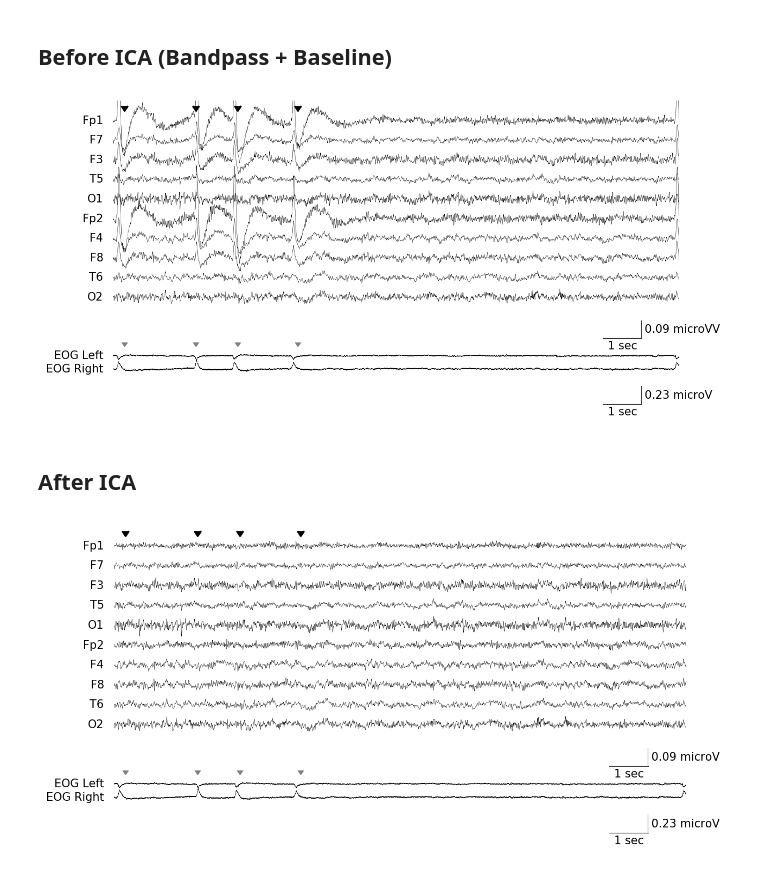
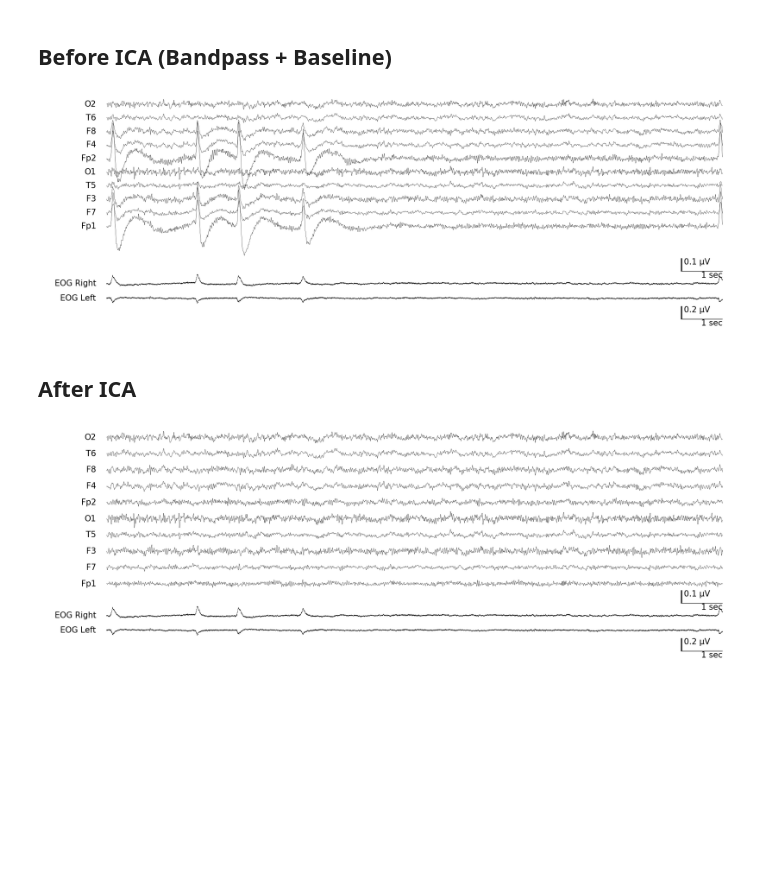
Before and after one commit to Young1906/ica_paper, a Jupyter notebook: figures_v4.ipynb, the cells around one changed output. Saved outputs shown, nothing was run; the diff lists cells and outputs as text; code cells hidden in the pictures; blank space fills up the shorter version.

```diff
--- a/figures_v4.ipynb
+++ b/figures_v4.ipynb
@@ -114,6 +116,7 @@ for task in eeg.tasks:
             ch_names = sample_raw.ch_names,
             X_EOG = sample_raw_eog.get_data() * 1e3,
             eog_ch_names = sample_raw_eog.ch_names,
+            scale = _scale_c*1e3
         );
 
 
@@ -127,6 +130,7 @@ for task in eeg.tasks:
             X_EOG = sample_raw_eog.get_data() * 1e3,
             eog_ch_names = sample_raw_eog.ch_names,
             markers = [.3,2.2,3.3,4.9],
-            scale = .9e-6
+            scale = _scale_c*1e3
+
         );
 # %% [output]
@@ -176,0 +185,28 @@ Zeroing out 1 ICA components
+# %%
+i = 0
+PATH = "figures/figure3"
+for task in eeg.tasks:
+    for c in chunks(task, 15):
+        i+=1
+        if i!=50:
+            continue
+
+        if i>50:
+            break
+
+
+        sample_raw, sample_raw_baseline, sample_raw_bandpass, sample_raw_eog = baseline_bandpass(c)
+        ica, sample_raw_train, sample_raw_corrected = ica_pipe(sample_raw_bandpass)
+
+        # Save fig
+        plot_sig(
+            X = ica.get_sources(inst=sample_raw_train).get_data() * 1e3,
+            fs = 500,
+            dpi = 150,
+#             unit = "μV",
+            ch_names = ica.get_sources(inst=sample_raw_train).ch_names,
+            X_EOG = sample_raw_eog.get_data() * 1e3,
+            eog_ch_names = sample_raw_eog.ch_names,
+        );
+
+        ica.plot_components(inst=sample_raw_train)
@@ -183,31 +230,31 @@ _scale_after = np.max(sample_raw_corrected.get_data()) - np.min(sample_raw_corre
 # %%
-plot_sig_3(
-    sig = sample_raw_bandpass.get_data() / 1e3,
+plot_sig(
+    X = sample_raw_bandpass.get_data() * 1e3,
     fs = 500,
     dpi = 150,
-    unit = "microVV",
+    unit = "μV",
     ch_names = sample_raw_corrected.ch_names,
-    eog_sig = sample_raw_eog.get_data() / 1e3,
+    X_EOG = sample_raw_eog.get_data() * 1e3,
     eog_ch_names = sample_raw_eog.ch_names,
     markers = [.3,2.2,3.3,4.9],
-    eog_unit="microV",
-    scale=_scale_after/1e3
+    eog_unit="μV",
+    scale=_scale_c*1e3
 );
 # %% [output]
-[figure, old version]
+[figure, new version]
 # %% [markdown]
 ## After ICA
 # %%
-plot_sig_3(
-    sig = sample_raw_corrected.get_data() / 1e3,
+plot_sig(
+    X = sample_raw_corrected.get_data() * 1e3,
     fs = 500,
     dpi = 150,
-    unit = "microV",
+    unit = "μV",
     ch_names = sample_raw_corrected.ch_names,
-    eog_sig = sample_raw_eog.get_data() / 1e3,
+    X_EOG = sample_raw_eog.get_data() * 1e3,
     eog_ch_names = sample_raw_eog.ch_names,
-    eog_unit="microV",
-    markers = [.3,2.2,3.3,4.9]
+    eog_unit="μV",
+    markers = [.3,2.2,3.3,4.9],scale=_scale_c*1e3
 );
 # %% [output]
-[figure, old version]
+[figure, new version]
```
Also changed, not shown: parts of 6 cells of this notebook, 3 other files.
